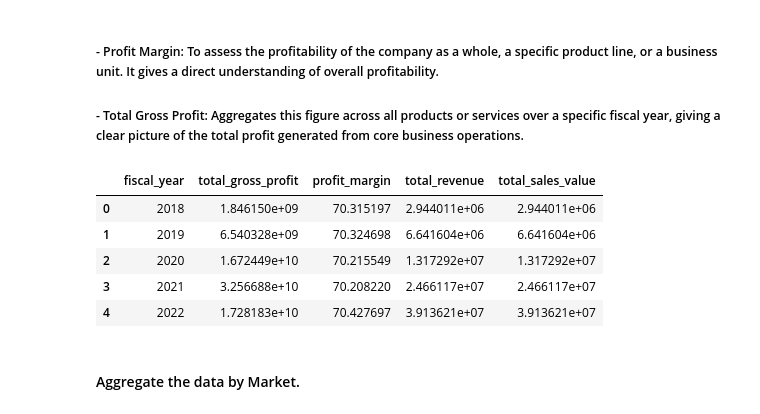
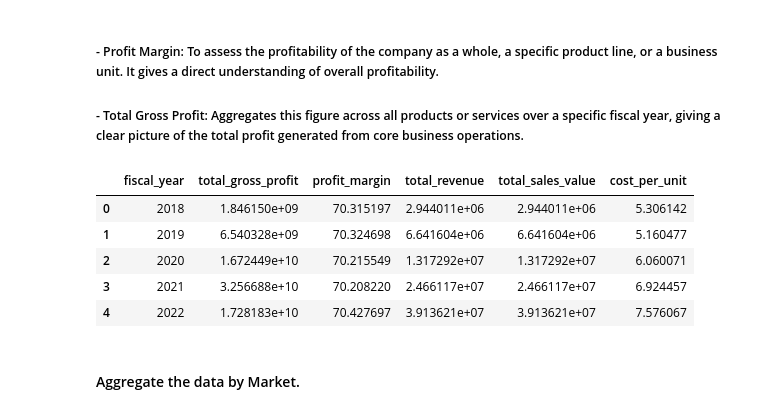
Before and after one commit to CesarChaparro1974/Financial_Analysis_Project, a Jupyter notebook: final_project.ipynb, the cells around one changed output. Drawn from its saved outputs; the diff is of its cells as text; code cells hidden in the pictures.

```diff
--- a/final_project.ipynb
+++ b/final_project.ipynb
@@ -709,8 +709,8 @@ print(total_frequency)
 ##### - Profit Margin:  To assess the profitability of the company as a whole, a specific product line, or a business unit. It gives a direct understanding of overall profitability.<br>
 ##### - Total Gross Profit: Aggregates this figure across all products or services over a specific fiscal year, giving a clear picture of the total profit generated from core business operations.
 # %%
-# query to create and aggregate data by fiscal_year with total_gross_profit and profit_margin
-query_combined = """
+# query to create and aggregate data by fiscal_year with total_gross_profit, profit_margin, cost_per_unit, total_sales_volume and total_gross_profit
+new_features_query = """
 WITH gross_profit_calculation AS (
     SELECT
         fsm.product_code,
@@ -750,44 +750,58 @@ total_sales_value AS (
     GROUP BY
         fsm.fiscal_year
 ),
+cost_per_unit_calculation AS (
+    SELECT
+        fsm.fiscal_year,
+        AVG(fmc.manufacturing_cost) AS cost_per_unit
+    FROM
+        fact_sales_monthly fsm
+    INNER JOIN
+        fact_manufacturing_cost fmc ON fsm.product_code = fmc.product_code AND fsm.fiscal_year = fmc.cost_year
+    GROUP BY
+        fsm.fiscal_year
+),
 aggregated_data AS (
     SELECT
         gp.fiscal_year,
         SUM(gp.gross_profit) AS total_gross_profit,
         (SUM(gp.gross_profit) / SUM(fsm.sold_quantity * fgp.gross_price)) * 100 AS profit_margin
     FROM
         gross_profit_calculation gp
     INNER JOIN
         fact_sales_monthly fsm ON gp.product_code = fsm.product_code AND gp.fiscal_year = fsm.fiscal_year
     INNER JOIN
         fact_gross_price fgp ON gp.product_code = fgp.product_code AND gp.fiscal_year = fgp.fiscal_year
     GROUP BY
         gp.fiscal_year
 )
 SELECT
     ad.fiscal_year,
     ad.total_gross_profit,
     ad.profit_margin,
     tr.total_revenue,
-    ts.total_sales_value
+    ts.total_sales_value,
+    cp.cost_per_unit
 FROM
     aggregated_data ad
 INNER JOIN
     total_revenue tr ON ad.fiscal_year = tr.fiscal_year
 INNER JOIN
     total_sales_value ts ON ad.fiscal_year = ts.fiscal_year
+INNER JOIN
+    cost_per_unit_calculation cp ON ad.fiscal_year = cp.fiscal_year
 ORDER BY
     ad.fiscal_year;
 """
-aggregated_by_fiscal_year = pd.read_sql_query(query_combined, con)
-aggregated_by_fiscal_year
+aggregated_by_fiscal_year = pd.read_sql_query(new_features_query, con)
+aggregated_by_fiscal_year.head()
 # %% [output]
-|  | fiscal_year | total_gross_profit | profit_margin | total_revenue | total_sales_value |
-| 0 | 2018 | 1.846150e+09 | 70.315197 | 2.944011e+06 | 2.944011e+06 |
-| 1 | 2019 | 6.540328e+09 | 70.324698 | 6.641604e+06 | 6.641604e+06 |
-| 2 | 2020 | 1.672449e+10 | 70.215549 | 1.317292e+07 | 1.317292e+07 |
-| 3 | 2021 | 3.256688e+10 | 70.208220 | 2.466117e+07 | 2.466117e+07 |
-| 4 | 2022 | 1.728183e+10 | 70.427697 | 3.913621e+07 | 3.913621e+07 |
+|  | fiscal_year | total_gross_profit | profit_margin | total_revenue | total_sales_value | cost_per_unit |
+| 0 | 2018 | 1.846150e+09 | 70.315197 | 2.944011e+06 | 2.944011e+06 | 5.306142 |
+| 1 | 2019 | 6.540328e+09 | 70.324698 | 6.641604e+06 | 6.641604e+06 | 5.160477 |
+| 2 | 2020 | 1.672449e+10 | 70.215549 | 1.317292e+07 | 1.317292e+07 | 6.060071 |
+| 3 | 2021 | 3.256688e+10 | 70.208220 | 2.466117e+07 | 2.466117e+07 | 6.924457 |
+| 4 | 2022 | 1.728183e+10 | 70.427697 | 3.913621e+07 | 3.913621e+07 | 7.576067 |
 # %% [markdown]
 #### Aggregate the data by Market.
 # %%
```
